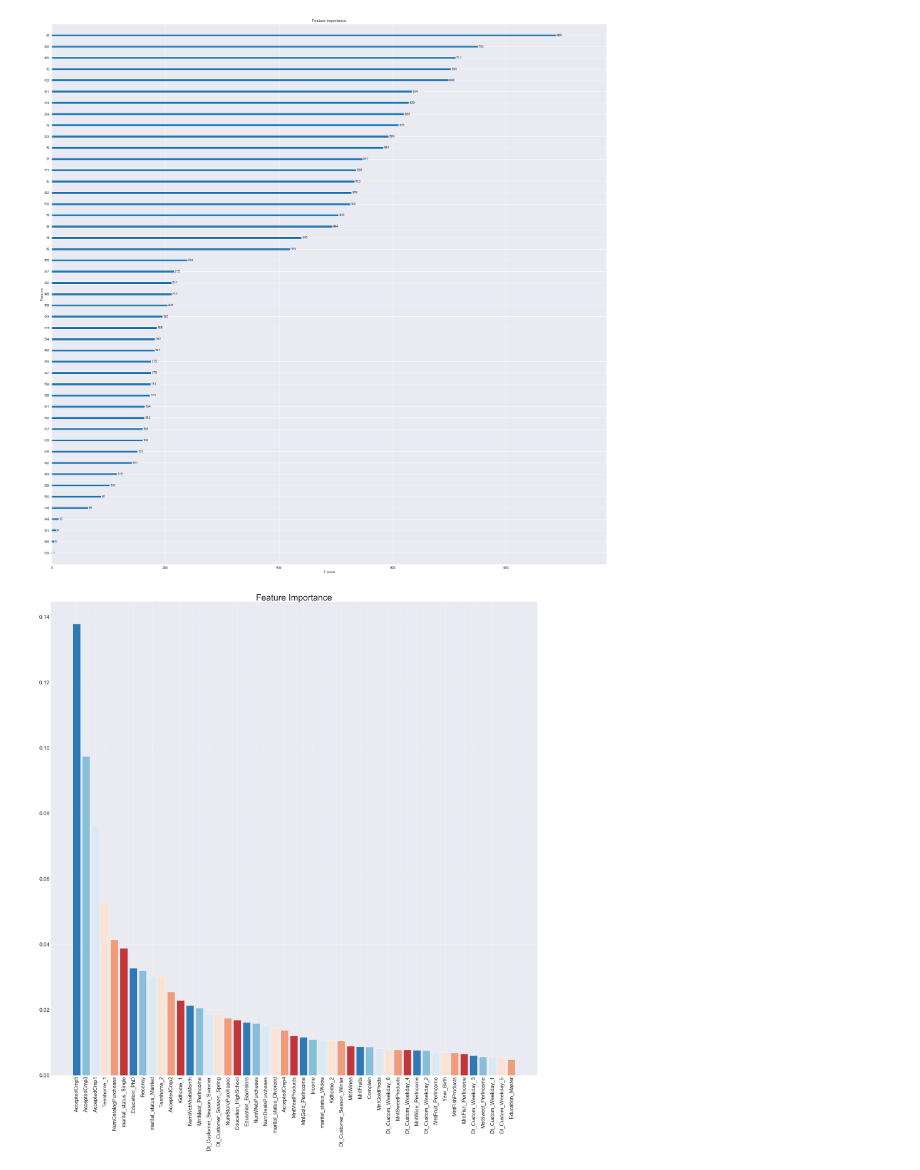
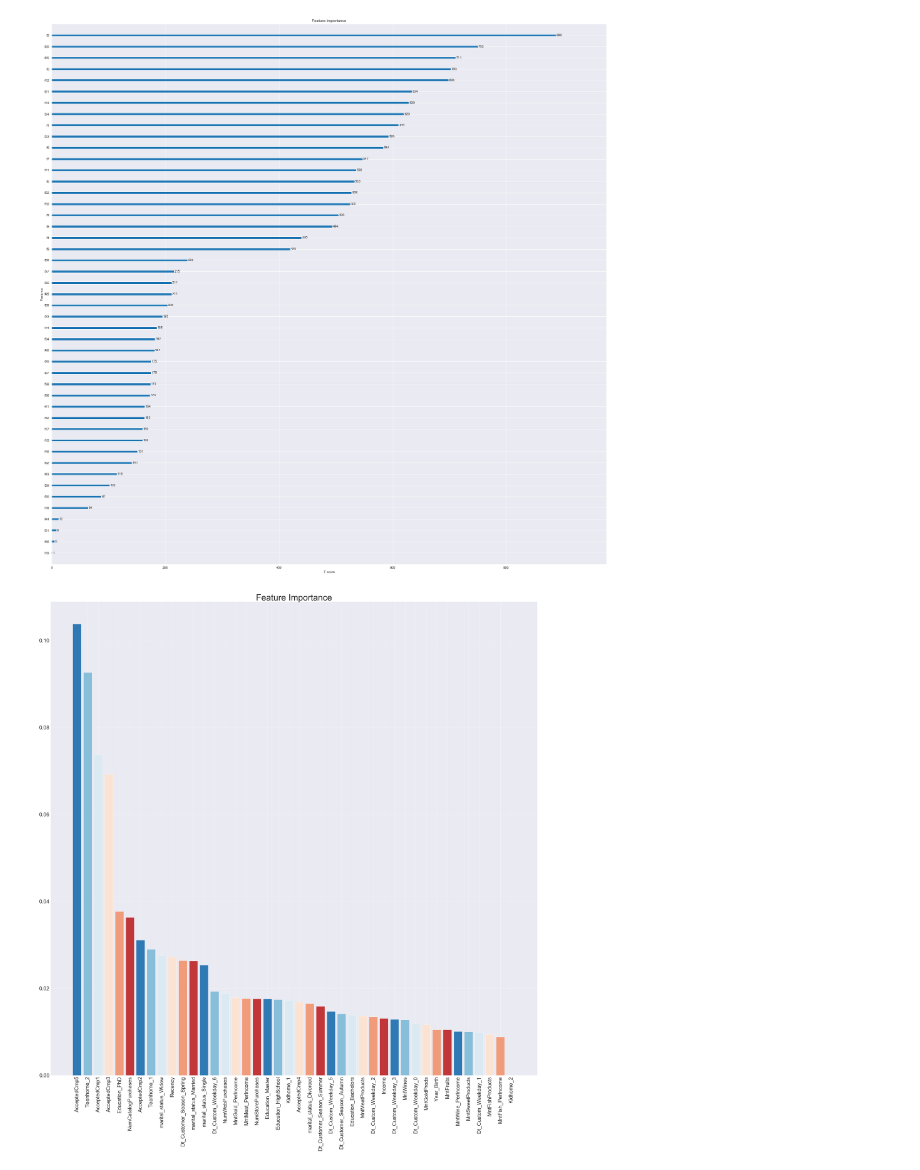
Before and after one commit to dlm6693/DS-Mod-3-Project, a Jupyter notebook: jupyter notebooks/Feature Selection and Model Building.ipynb, the cells around one changed output. Drawn from its saved outputs; the diff is of its cells as text; code cells hidden in the pictures.

```diff
--- a/jupyter notebooks/Feature Selection and Model Building.ipynb
+++ b/jupyter notebooks/Feature Selection and Model Building.ipynb
@@ -598,8 +621,8 @@ acc_scores_test
 acc_scores_train = []
 acc_scores_test = []
 for x in tq(subsample):
-    xgbc = XGBClassifier(random_state=15,subsample=x, reg_lambda=1, reg_alpha=1,
-                         learning_rate=.1, max_depth=6, n_estimators=100)
+    xgbc = XGBClassifier(random_state=15,subsample=x, reg_lambda=1,
+                         learning_rate=.1, max_depth=6, n_estimators=200)
     xgbc.fit(X_train,y_train)
     y_pred_train = xgbc.predict(X_train)
     y_pred_test = xgbc.predict(X_test)
@@ -616,8 +639,8 @@ ax2.plot(subsample, acc_scores_test)
 acc_scores_train = []
 acc_scores_test = []
 for x in tq(objective):
-    xgbc = XGBClassifier(random_state=15,subsamples=1,
-                         reg_lambda=1, reg_alpha=1, learning_rate=.1, max_depth=6, n_estimators=100, objective=x)
+    xgbc = XGBClassifier(random_state=15,
+                         reg_lambda=1, learning_rate=.1, max_depth=6, n_estimators=200, objective=x)
     xgbc.fit(X_train,y_train)
     y_pred_train = xgbc.predict(X_train)
     y_pred_test = xgbc.predict(X_test)
@@ -679,8 +702,8 @@ xgbc_model.best_estimator_.get_params()
 # %%
 # the accuracy and f1 on the training data is definitely of major concern and will be a major caveat of this model, but ulimately
 # it got me the higest scores on the test data, so this was the model i chose
-xgbc = XGBClassifier(subsample=.2,reg_lambda=.01,reg_alpha=.01,objective='binary:logitraw', n_thread=2,n_esimators=1500,
-                     max_depth=5,learning_rate=.05,colsample_bytree=1,random_state=15)
+xgbc = XGBClassifier(subsample=.4,reg_lambda=.25,reg_alpha=.25,objective='binary:logitraw', n_thread=2,n_esimators=1500,
+                     max_depth=15,learning_rate=.1,colsample_bytree=.75,random_state=15)
 xgbc.fit(X_train,y_train)
 y_pred_train_xgbc = xgbc.predict(X_train)
 y_pred_test_xgbc = xgbc.predict(X_test)
@@ -697,8 +720,8 @@ print(metrics.f1_score(y_test, y_pred_test_xgbc))
 # %%
-xgbc_new = XGBClassifier(random_state=15,subsamples=1,reg_lambda=1, reg_alpha=1, learning_rate=.1,
-                     max_depth=6, n_estimators=100, objective='binary:logistic')
+xgbc_new = XGBClassifier(random_state=15,reg_lambda=1, learning_rate=.1,
+                     max_depth=6, n_estimators=200, objective='binary:logistic')
 xgbc_new.fit(X_train,y_train)
 
-y_pred_train_new = xgbc_new.predict(X_train)
-y_pred_test_xgbc = xgbc_new.predict(X_test)
+y_pred_train_xgbc_new = xgbc_new.predict(X_train)
+y_pred_test_xgbc_new = xgbc_new.predict(X_test)
 # %%
@@ -736,28 +759,28 @@ X_train_df = pd.DataFrame(X_train, columns=X.columns)
 # %%
 # ultimately just used mpl
 from matplotlib import rc
 # Calculate feature importances
 importances =xgbc.feature_importances_
  # Sort feature importances in descending order
 indices = np.argsort(importances)[::-1]
 
 # Rearrange feature names so they match the sorted feature importances
 names = [X_train_df.columns[i] for i in indices]
 
 # Create plot
-plt.figure()
+plt.figure(figsize=(50,50))
 
 # Create plot title
 plt.title("Feature Importance", fontsize=50)
 
 # Add bars
 plt.bar(range(X_train_df.shape[1]), importances[indices], color = sns.color_palette('RdBu_r'))
 
 # Add feature names as x-axis labels
 plt.xticks(range(X_train_df.shape[1]), names, rotation=90, fontsize=30)
 plt.yticks(fontsize=30)
 # Show plot
 plt.savefig('feature_importance.png')
 plt.show()
 # %% [output]
-[figure, old version]
+[figure, new version]
```
Also changed, not shown: parts of 23 cells of this notebook, 7 other files.
